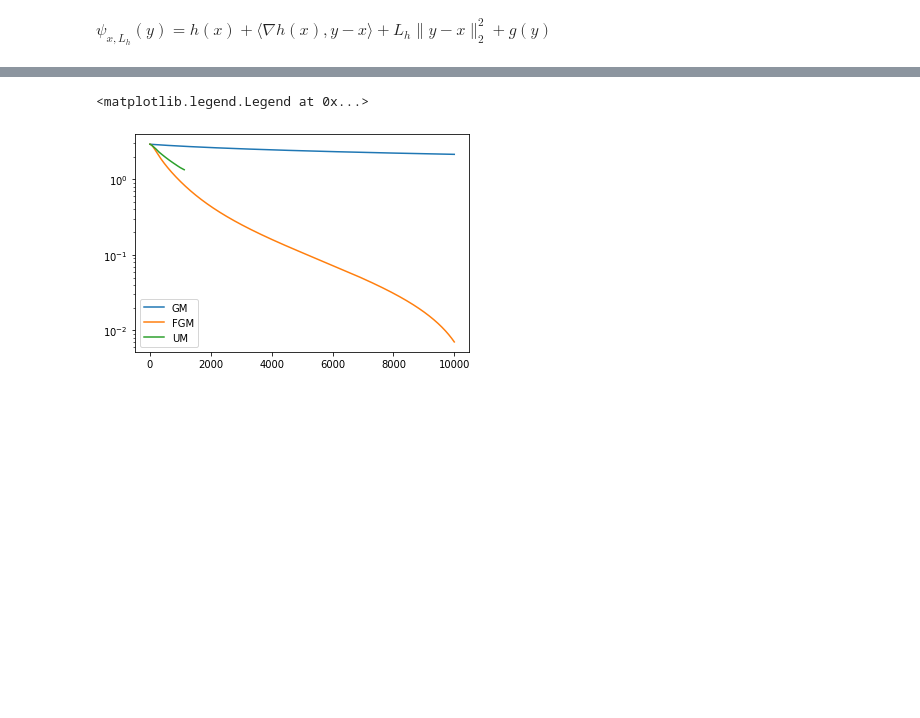
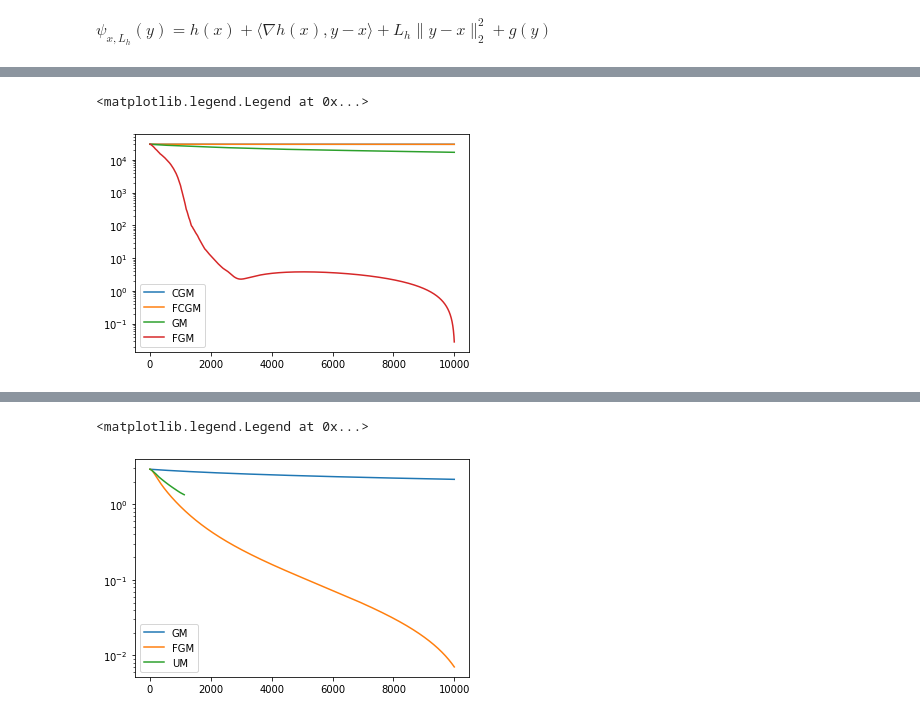
Before and after one commit to dmivilensky/Universal-meta-algorithm, a Jupyter notebook: softmax.ipynb, the cells around one changed output, grey strips where cells are left out. Drawn from its saved outputs; the diff is of its cells as text; code cells hidden in the pictures; blank space fills up the shorter version.

```diff
--- a/softmax.ipynb
+++ b/softmax.ipynb
@@ -273,3 +318,12 @@ for _ in range(10000):
 
     losses_fcgm.append(f(x))
     time_fcgm.append(time_fcgm[-1] + dt)
+# %%
+plt.semilogy(np.array(losses_cgm) - losses_fgm[-1]*0.999, label="CGM")
+plt.semilogy(np.array(losses_fcgm) - losses_fgm[-1]*0.999, label="FCGM")
+plt.semilogy(np.array(losses_gm) - losses_fgm[-1]*0.999, label="GM")
+plt.semilogy(np.array(losses_fgm) - losses_fgm[-1]*0.999, label="FGM")
+plt.legend()
+# %% [output]
+<matplotlib.legend.Legend at 0x...>
+[figure, added]
```
Also changed, not shown: parts of 20 cells of this notebook.
